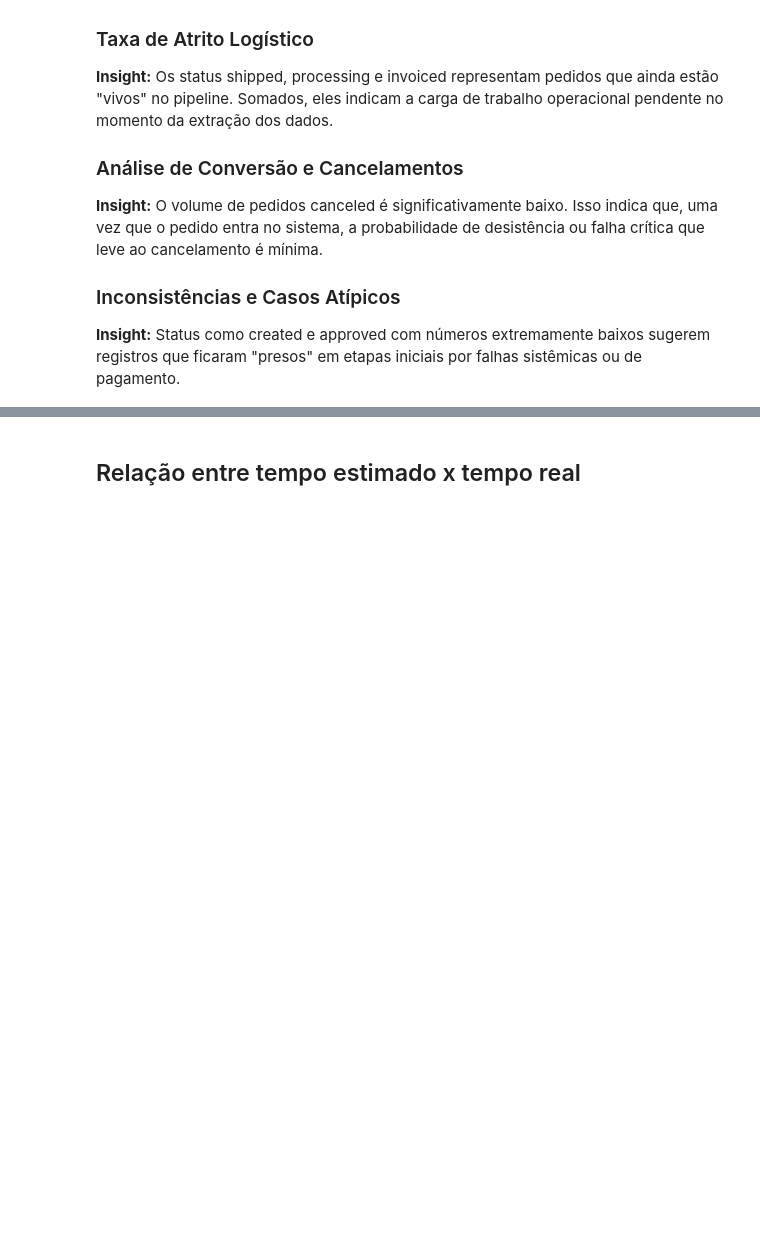
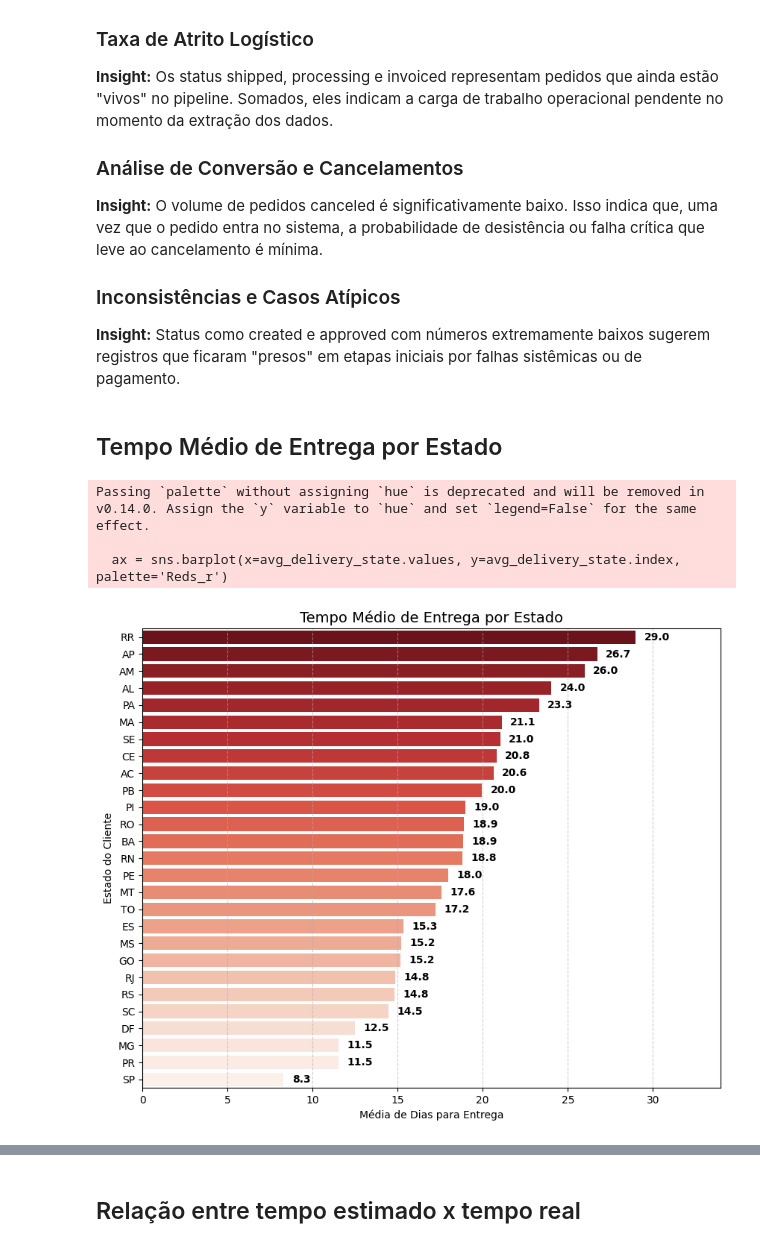
Before and after one commit to MatheusGom/BigDataECommerce, a Jupyter notebook: notebooks/silver_notebook.ipynb, the cells around one changed output, grey strips where cells are left out. Drawn from its saved outputs; the diff is of its cells as text; code cells hidden in the pictures; blank space fills up the shorter version.

Commit message:
#feat: create 'Tempo Médio de Entrega por Estado' insight

```diff
--- a/notebooks/silver_notebook.ipynb
+++ b/notebooks/silver_notebook.ipynb
@@ -84,3 +84,45 @@ Passing `palette` without assigning `hue` is deprecated and will be removed in v
 
 <h3>Inconsistências e Casos Atípicos</h3>
 <strong>Insight:</strong> Status como created e approved com números extremamente baixos sugerem registros que ficaram "presos" em etapas iniciais por falhas sistêmicas ou de pagamento.
+# %% [markdown]
+## Tempo Médio de Entrega por Estado
+# %%
+df_orders = df['olist_orders_dataset'].copy()
+
+cols_data = ['order_purchase_timestamp', 'order_delivered_customer_date']
+for col in cols_data:
+    df_orders[col] = pd.to_datetime(df_orders[col])
+
+df_orders['tempo_real_dias'] = (
+    df_orders['order_delivered_customer_date'] - df_orders['order_purchase_timestamp']
+).dt.days
+
+df_clean = df_orders.dropna(subset=['tempo_real_dias'])
+
+df_delivery_geo = pd.merge(
+    df_clean,
+    df['olist_customers_dataset'][['customer_id', 'customer_state']],
+    on='customer_id'
+)
+
+avg_delivery_state = df_delivery_geo.groupby('customer_state')['tempo_real_dias'].mean().sort_values(ascending=False)
+
+plt.figure(figsize=(10, 8))
+ax = sns.barplot(x=avg_delivery_state.values, y=avg_delivery_state.index, palette='Reds_r')
+
+plt.title('Tempo Médio de Entrega por Estado', fontsize=14)
+plt.xlabel('Média de Dias para Entrega')
+plt.ylabel('Estado do Cliente')
+plt.grid(axis='x', linestyle='--', alpha=0.6)
+
+for i, v in enumerate(avg_delivery_state.values):
+    ax.text(v + 0.5, i, f'{v:.1f}', color='black', va='center', fontweight='bold')
+
+plt.xlim(0, avg_delivery_state.max() + 5)
+
+plt.show()
+# %% [output]
+Passing `palette` without assigning `hue` is deprecated and will be removed in v0.14.0. Assign the `y` variable to `hue` and set `legend=False` for the same effect.
+
+  ax = sns.barplot(x=avg_delivery_state.values, y=avg_delivery_state.index, palette='Reds_r')
+[figure, added]
```
Also changed, not shown: parts of 1 cell of this notebook.
